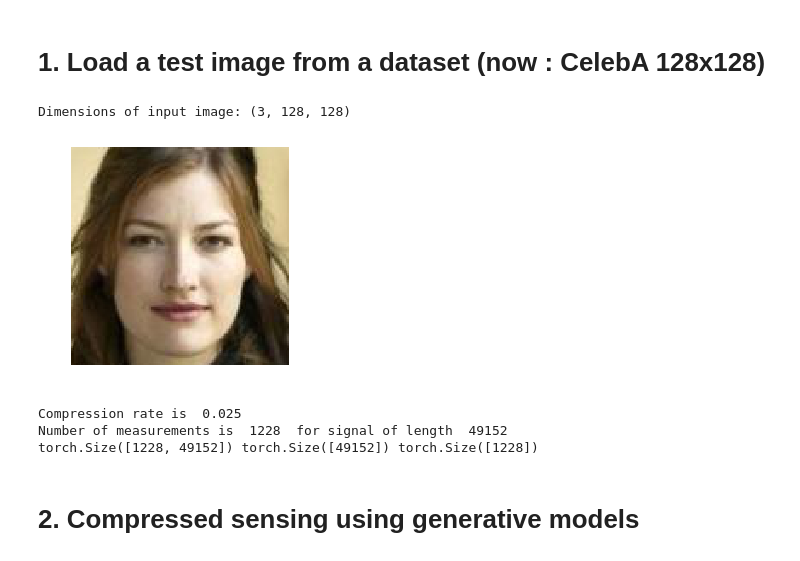
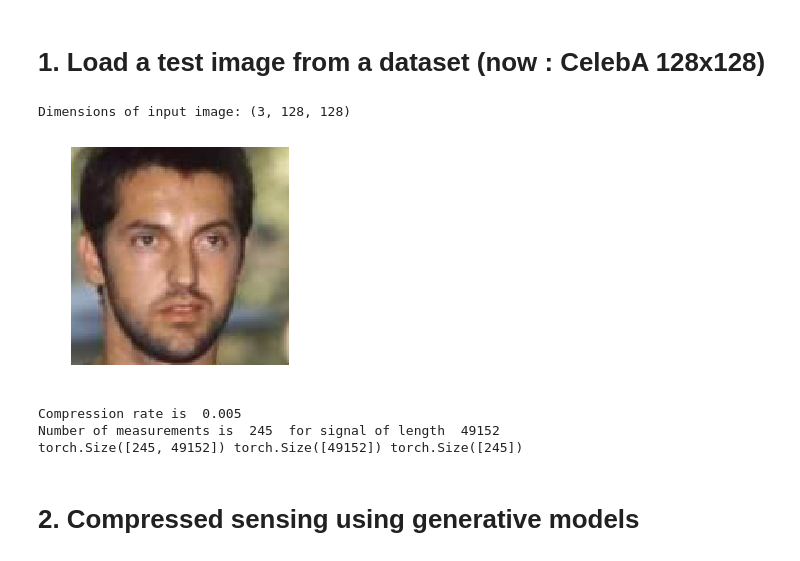
Before and after one commit to d-anguyen/Yeunuoc, a Jupyter notebook: CS-DD/Load_model.ipynb, the cells around one changed output. Drawn from its saved outputs; the diff is of its cells as text; code cells hidden in the pictures.

```diff
--- a/CS-DD/Load_model.ipynb
+++ b/CS-DD/Load_model.ipynb
@@ -41,44 +41,44 @@ num GPUs 0
 #dataset = 'mnist' # 'mnist' or 'celeba'
 dataset = 'celeba'
 path = './test_data/' + dataset + '/'
-img_name = dataset + '3' # 1-5 (for celeba), 1-6 (for mnist)
+img_name = dataset + '2' # 1-5 (for celeba), 1-6 (for mnist)
 img_path = path + img_name + ".jpg"
 img_pil = Image.open(img_path)
 if dataset == 'celeba':
     #img_pil = img_pil.crop((60,80+20,60+64,80+84)) #crop to 3 x 64 x 64
     cx=89
     cy=121
     img_pil = img_pil.crop((cx-64, cy - 64, cx + 64, cy+64))
 
 img_np = pil_to_np(img_pil)
 print('Dimensions of input image:', img_np.shape)
 img_np = img_np / np.max(img_np)
 
 
 img_np_orig = 1*img_np
 
 if dataset == 'celeba':
     plt.imshow(img_np.transpose(1,2,0))
 else:
     plt.imshow(img_np[0,:,:])
     plt.gray()
 plt.axis('off')
 
-save_path= './extra_low_rate/Original'+'_'+img_name+'.png'
+save_path= './05_low_rate/Original'+'_'+img_name+'.png'
 plt.savefig(save_path, bbox_inches='tight', pad_inches = 0)
 
 img_var = np_to_var(img_np).type(dtype)
 d = img_np.shape[1]
 out_ch = img_np.shape[0]
 d_image = img_np.size
 
 # normalize the pixels to [-1,1]
 img_var = 2*img_var -1
 # %% [output]
 Dimensions of input image: (3, 128, 128)
-[figure, old version]
+[figure, new version]
 # %%
-f = 0.025 #compression rate
+f = 0.005 #compression rate
 print('Compression rate is ', f)
 m_image = int(f*d_image)
 print('Number of measurements is ',m_image, ' for signal of length ', d_image)
@@ -93,9 +93,9 @@ y = torch.matmul(A,x).to(device)
 print(A.shape, x.shape, y.shape)
 mse = torch.nn.MSELoss()
 # %% [output]
-Compression rate is  0.025
-Number of measurements is  1228  for signal of length  49152
-torch.Size([1228, 49152]) torch.Size([49152]) torch.Size([1228])
+Compression rate is  0.005
+Number of measurements is  245  for signal of length  49152
+torch.Size([245, 49152]) torch.Size([49152]) torch.Size([245])
 # %% [markdown]
 # 2. Compressed sensing using generative models
 # %% [markdown]
```
Also changed, not shown: parts of 3 cells of this notebook, 8 other files.
